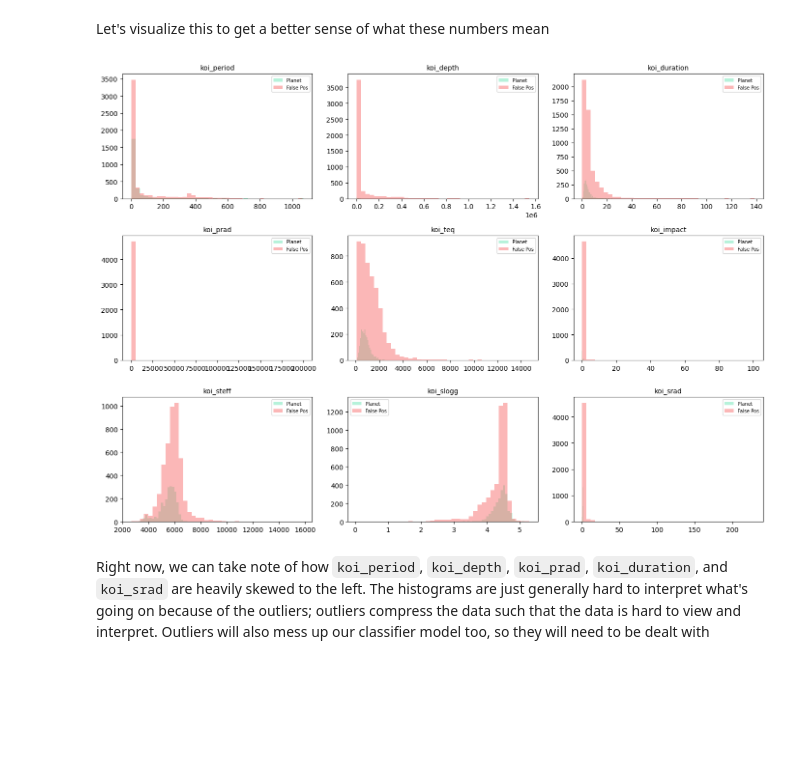
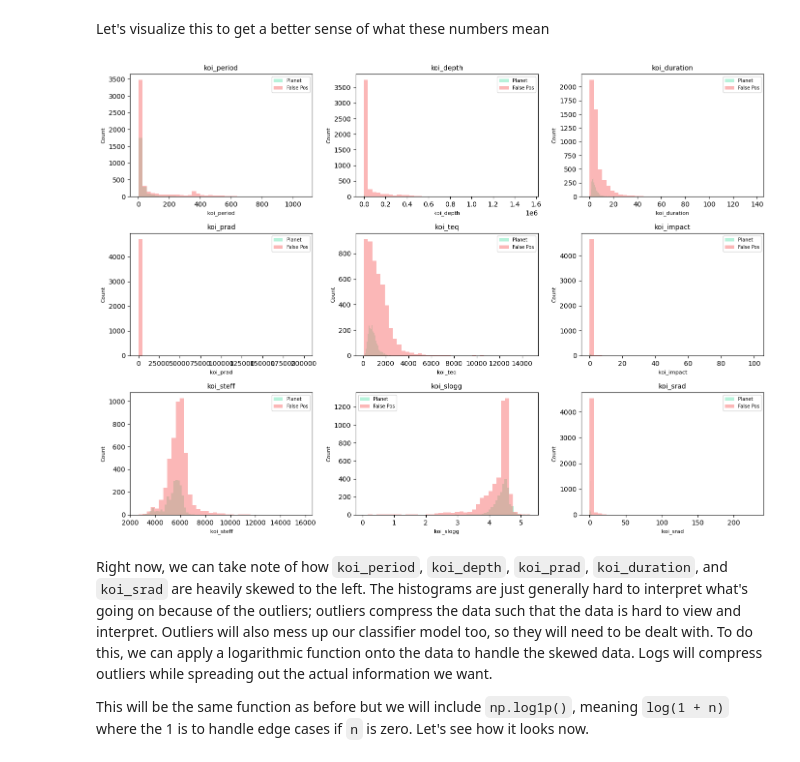
Before and after one commit to GitWorkingTime/exoplanet-transit-classifier, a Jupyter notebook: notebook/eda.ipynb, the cells around one changed output. Drawn from its saved outputs; the diff is of its cells as text; code cells hidden in the pictures; blank space fills up the shorter version.

```diff
--- a/notebook/eda.ipynb
+++ b/notebook/eda.ipynb
@@ -108,18 +110,22 @@ Let's visualize this to get a better sense of what these numbers mean
 # %%
 import matplotlib.pyplot as plt
 
 fig, axes = plt.subplots(3, 3, figsize=(14, 10))
 for ax, col in zip(axes.ravel(), key_features):
     for label, color in [(1, '#6ee7b7'), (0, '#f87171')]:
         subset = df[df['label'] == label]
         ax.hist(subset[col].dropna(), bins=40, alpha=0.5,
                 color=color, label='Planet' if label else 'False Pos')
     ax.set_title(col, fontsize=10)
+    ax.set_xlabel(col, fontsize=8)
+    ax.set_ylabel('Count', fontsize=8)
     ax.legend(fontsize=7)
 plt.tight_layout()
-plt.savefig('../notebook/eda_distributions.png', dpi=150)
+plt.savefig('eda_distributions.png', dpi=150)
 plt.show()
 # %% [output]
-[figure, old version]
+[figure, new version]
 # %% [markdown]
-Right now, we can take note of how `koi_period`, `koi_depth`, `koi_prad`, `koi_duration`, and `koi_srad` are heavily skewed to the left. The histograms are just generally hard to interpret what's going on because of the outliers; outliers compress the data such that the data is hard to view and interpret. Outliers will also mess up our classifier model too, so they will need to be dealt with
+Right now, we can take note of how `koi_period`, `koi_depth`, `koi_prad`, `koi_duration`, and `koi_srad` are heavily skewed to the left. The histograms are just generally hard to interpret what's going on because of the outliers; outliers compress the data such that the data is hard to view and interpret. Outliers will also mess up our classifier model too, so they will need to be dealt with. To do this, we can apply a logarithmic function onto the data to handle the skewed data. Logs will compress outliers while spreading out the actual information we want.
+
+This will be the same function as before but we will include `np.log1p()`, meaning `log(1 + n)` where the 1 is to handle edge cases if `n` is zero. Let's see how it looks now.
```
Also changed, not shown: parts of 7 cells of this notebook, 1 other file.
